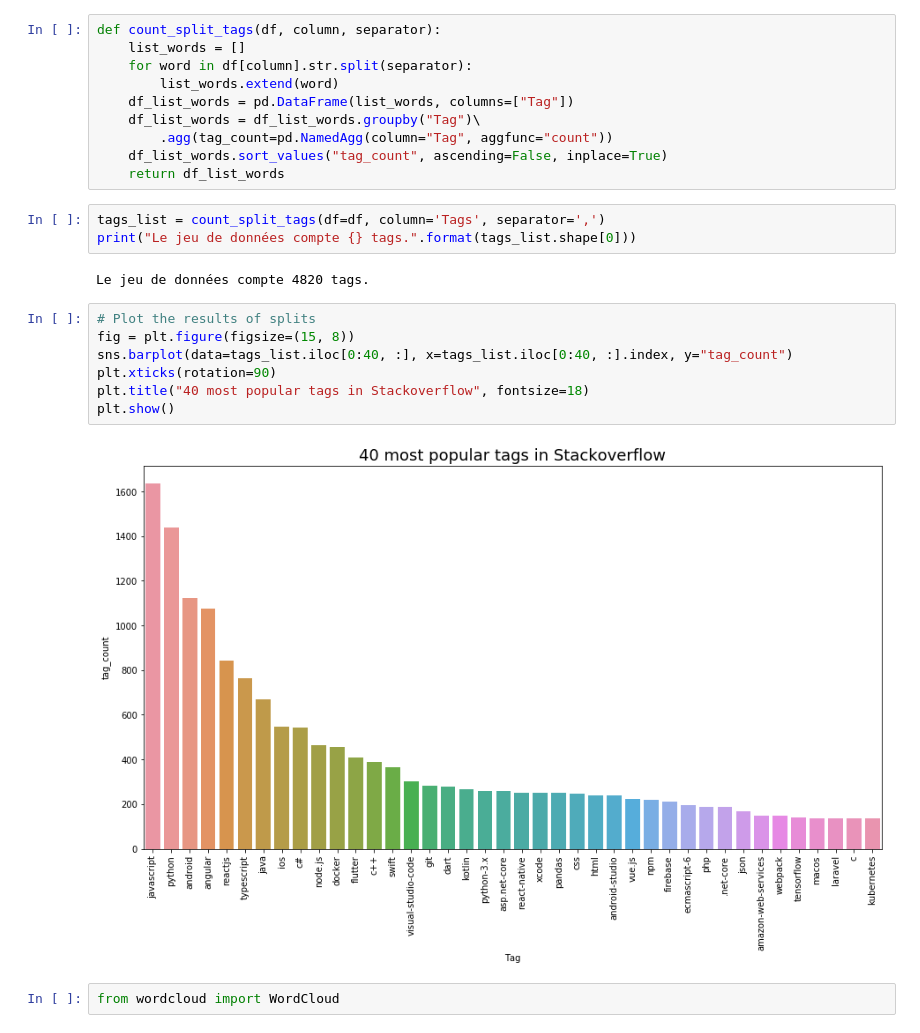
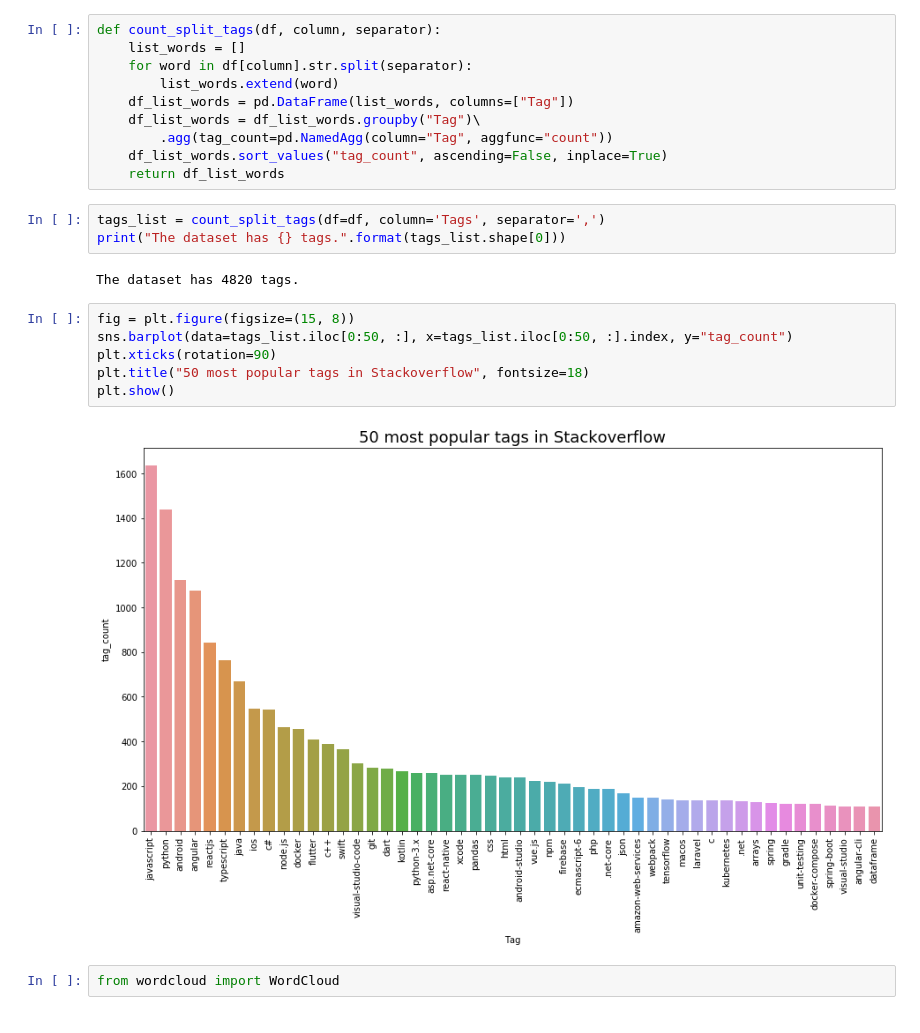
Before and after one commit to nimra-boy/ML-Stackoverflow-tags-generator, a Jupyter notebook: P5_01_notebookexploration.ipynb, the cells around one changed output. Cells and saved outputs as stored; diff of their text form.

```diff
--- a/P5_01_notebookexploration.ipynb
+++ b/P5_01_notebookexploration.ipynb
@@ -226,18 +233,17 @@ def count_split_tags(df, column, separator):
     return df_list_words
 # %%
 tags_list = count_split_tags(df=df, column='Tags', separator=',')
-print("Le jeu de données compte {} tags.".format(tags_list.shape[0]))
+print("The dataset has {} tags.".format(tags_list.shape[0]))
 # %% [output]
-Le jeu de données compte 4820 tags.
+The dataset has 4820 tags.
 # %%
-# Plot the results of splits
 fig = plt.figure(figsize=(15, 8))
-sns.barplot(data=tags_list.iloc[0:40, :], x=tags_list.iloc[0:40, :].index, y="tag_count")
+sns.barplot(data=tags_list.iloc[0:50, :], x=tags_list.iloc[0:50, :].index, y="tag_count")
 plt.xticks(rotation=90)
-plt.title("40 most popular tags in Stackoverflow", fontsize=18)
+plt.title("50 most popular tags in Stackoverflow", fontsize=18)
 plt.show()
 # %% [output]
-[figure, old version]
+[figure, new version]
 # %%
 from wordcloud import WordCloud
 # %%
```
Also changed, not shown: parts of 22 cells of this notebook, 1 other file.
